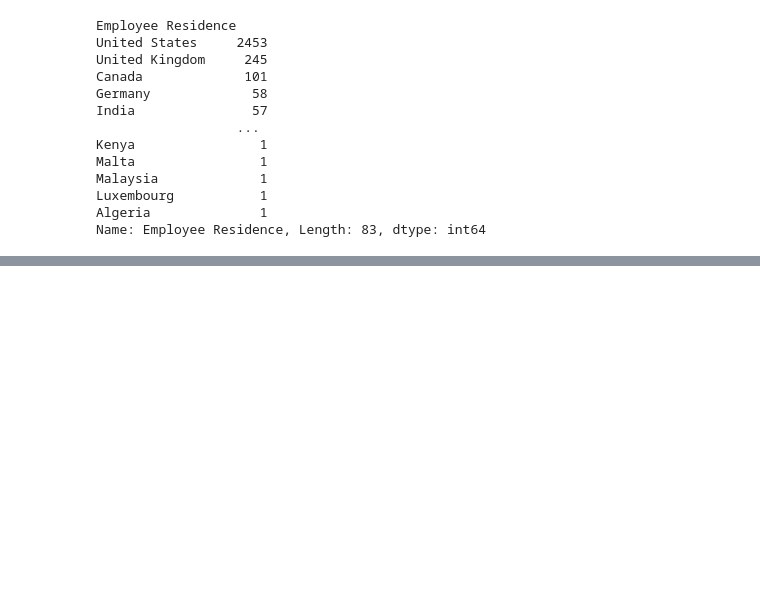
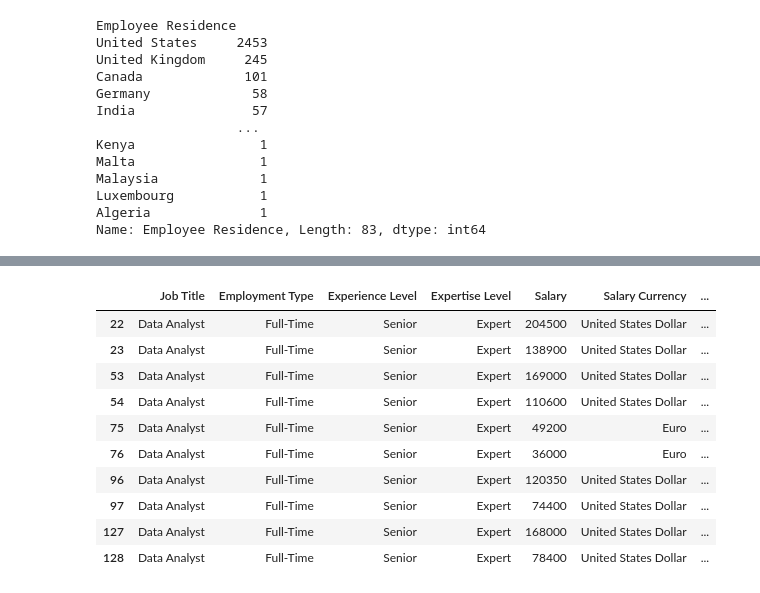
Before and after one commit to emilyshewcraft/project-one, a Jupyter notebook: data_science_salaries.ipynb, the cells around one changed output, grey strips where cells are left out. Saved outputs shown, nothing was run; the diff lists cells and outputs as text; code cells hidden in the pictures; blank space fills up the shorter version.

```diff
--- a/data_science_salaries.ipynb
+++ b/data_science_salaries.ipynb
@@ -49,0 +90,15 @@ Name: Employee Residence, Length: 83, dtype: int64
+# %%
+title_data_analyst = data_science_salaries.loc[data_science_salaries["Job Title"] == "Data Analyst" , :]
+title_data_analyst.head(10)
+# %% [output]
+|  | Job Title | Employment Type | Experience Level | Expertise Level | Salary | Salary Currency | ... |
+| 22 | Data Analyst | Full-Time | Senior | Expert | 204500 | United States Dollar | ... |
+| 23 | Data Analyst | Full-Time | Senior | Expert | 138900 | United States Dollar | ... |
+| 53 | Data Analyst | Full-Time | Senior | Expert | 169000 | United States Dollar | ... |
+| 54 | Data Analyst | Full-Time | Senior | Expert | 110600 | United States Dollar | ... |
+| 75 | Data Analyst | Full-Time | Senior | Expert | 49200 | Euro | ... |
+| 76 | Data Analyst | Full-Time | Senior | Expert | 36000 | Euro | ... |
+| 96 | Data Analyst | Full-Time | Senior | Expert | 120350 | United States Dollar | ... |
+| 97 | Data Analyst | Full-Time | Senior | Expert | 74400 | United States Dollar | ... |
+| 127 | Data Analyst | Full-Time | Senior | Expert | 168000 | United States Dollar | ... |
+| 128 | Data Analyst | Full-Time | Senior | Expert | 78400 | United States Dollar | ... |
```
Also changed, not shown: parts of 5 cells of this notebook, 2 other files.
